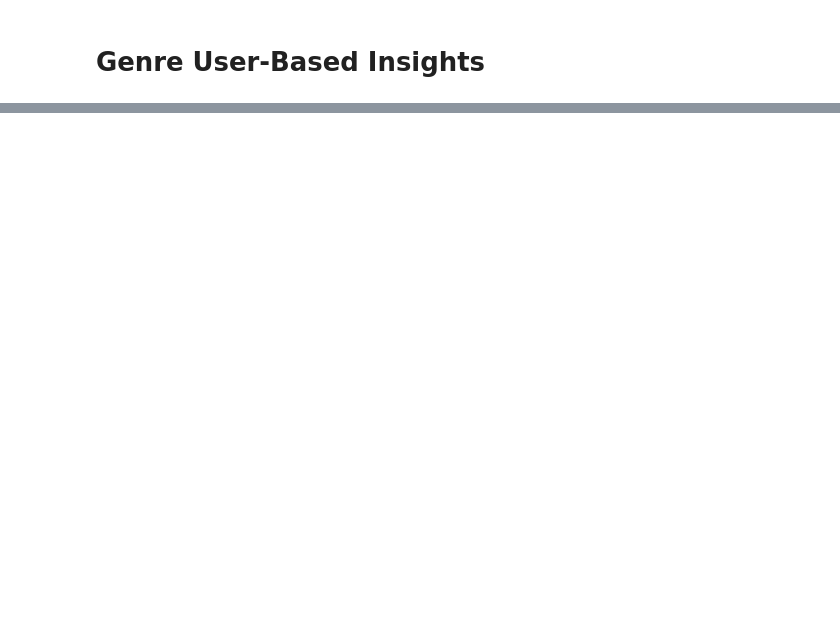
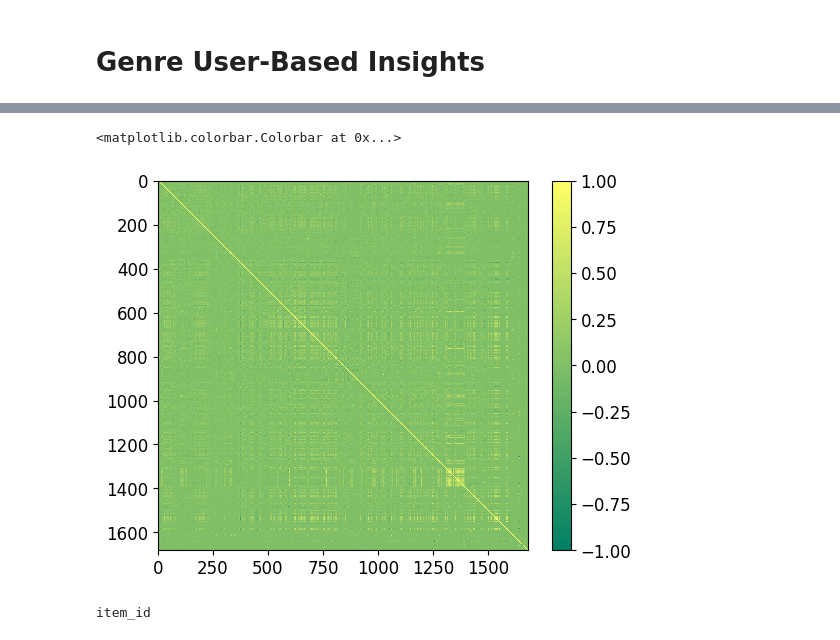
Before and after one commit to Xevenst/MovLensDataSet, a Jupyter notebook: Recommender_Systems_Final_Project.ipynb, the cells around one changed output, grey strips where cells are left out. Drawn from its saved outputs; the diff is of its cells as text; code cells hidden in the pictures; blank space fills up the shorter version.

Commit message:
model stuff

```diff
--- a/Recommender_Systems_Final_Project.ipynb
+++ b/Recommender_Systems_Final_Project.ipynb
@@ -473,0 +546,14 @@ user_genre_ratings.describe()
+# %%
+# first construct the item-based collaborative filtering via KNN
+
+# transform the rating data to a m*n array
+#m = movies , n= users
+
+movie_items_matrix = rating.pivot(
+    index='user_id', columns='item_id', values='rating')
+
+#mean-center each rating for each user
+mean_centered_df=movie_items_matrix.apply(lambda x: x-x.mean())
+
+#fill with na afterwards so it doesnt count towards the mean
+mean_centered_df=mean_centered_df.fillna(0)
@@ -473,0 +593,12 @@ user_genre_ratings.describe()
+# %%
+#create the similarity matrix using adjusted cosine
+from scipy.spatial.distance import pdist, squareform
+import preprocessingFuncts as pp
+# sim_matrix =pd.DataFrame()
+indexes = pp.readItemData()['item_id'].tolist()
+sim_matrix = 1 - squareform(pdist(mean_centered_df.T, 'cosine'))
+sim_matrix = pd.DataFrame(sim_matrix)
+sim_matrix = sim_matrix.fillna(0)
+sim_matrix.columns = indexes
+sim_matrix.index = indexes
+print(sim_matrix)
@@ -473,0 +623,17 @@ user_genre_ratings.describe()
+# %%
+plt.imshow(sim_matrix, interpolation = 'nearest',cmap="summer")
+#sim_matrix.to_csv("Similiarity_Matrix.csv")
+plt.colorbar()
+# %% [output]
+<matplotlib.colorbar.Colorbar at 0x...>
+[figure, added]
+# %%
+from models import SimCF
+import preprocessingFuncts as pp
+
+IBCF =SimCF("item")
+print(IBCF.base)
+
+IBCF.fit("ml-100k\\ua.base",sim_matrix,mean_centered_df)
+# %% [output]
+item_id
```
Also changed, not shown: parts of 43 cells of this notebook, 3 other files.
